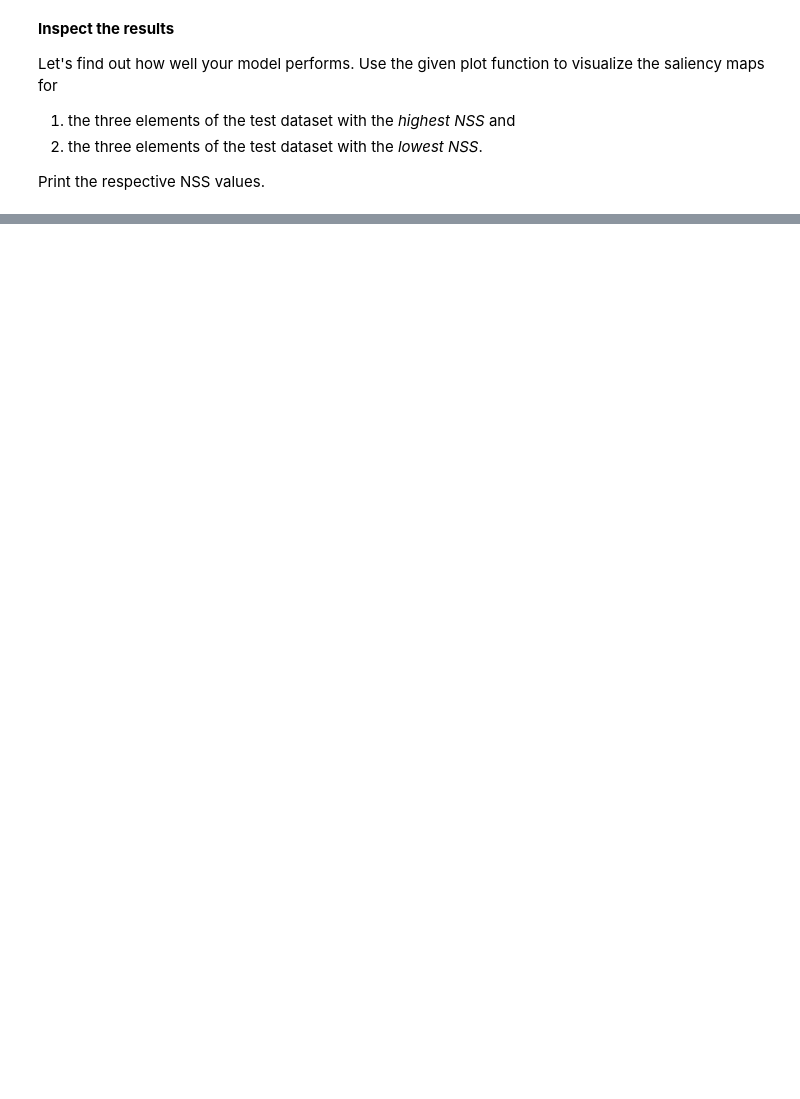
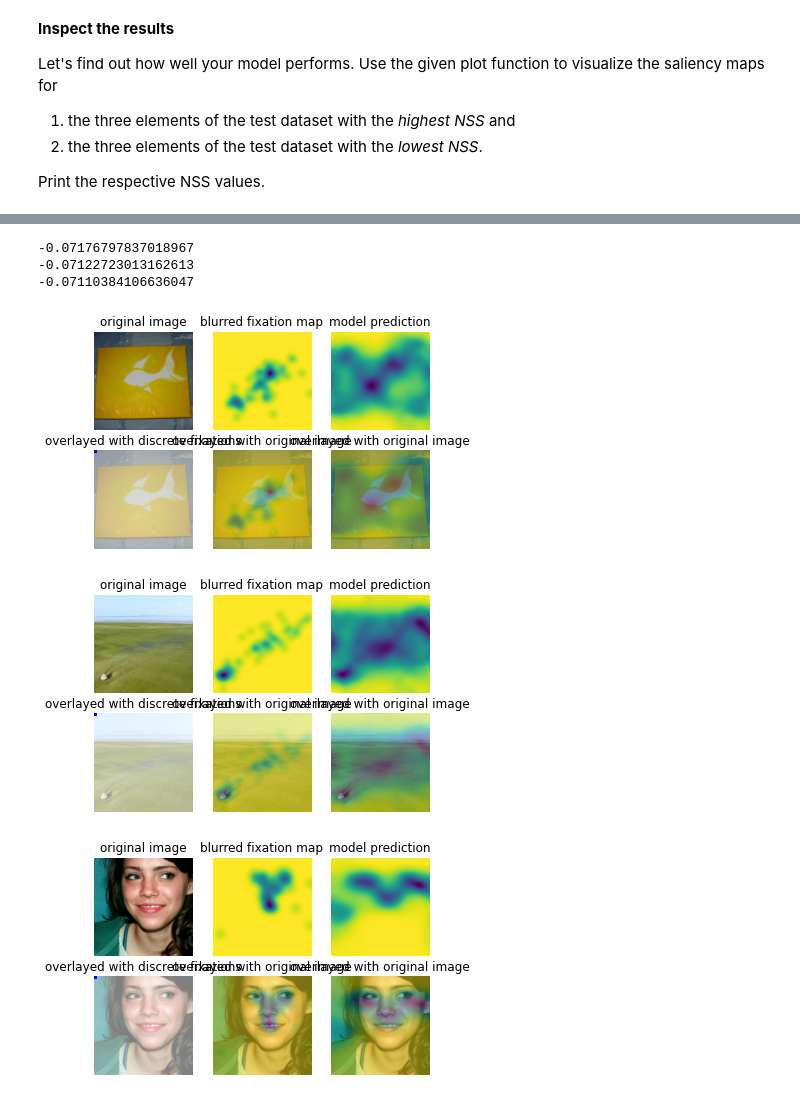
Before and after one commit to philippNolte/WS21deeplearning, a Jupyter notebook: Ex4_2021_TK.ipynb, the cells around one changed output, grey strips where cells are left out. Saved outputs shown, nothing was run; the diff lists cells and outputs as text; code cells hidden in the pictures; blank space fills up the shorter version.

```diff
--- a/Ex4_2021_TK.ipynb
+++ b/Ex4_2021_TK.ipynb
@@ -816,0 +819,13 @@ Here is an example for which the prediction is poor:
+# %%
+# TODO
+for img in outcomes[:3]:
+    data = dataset_test[(img[0] * 8) + img[1]]
+    print(img[3])
+    plot(data["raw_image"], data["fixations_binary"], data["fixations_blurred"], img[2].detach().numpy())
+# %% [output]
+-0.07176797837018967
+-0.07122723013162613
+-0.07110384106636047
+[figure, added]
+[figure, added]
+[figure, added]
```
Also changed, not shown: parts of 6 cells of this notebook.
